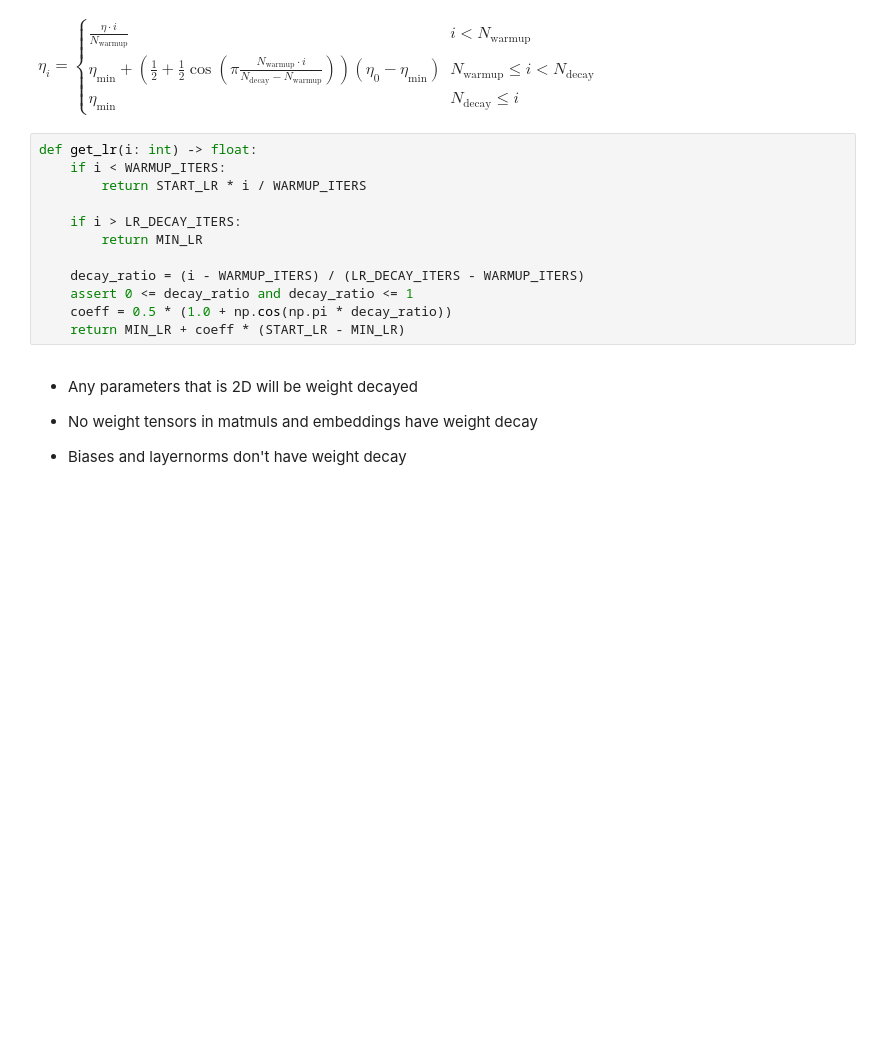
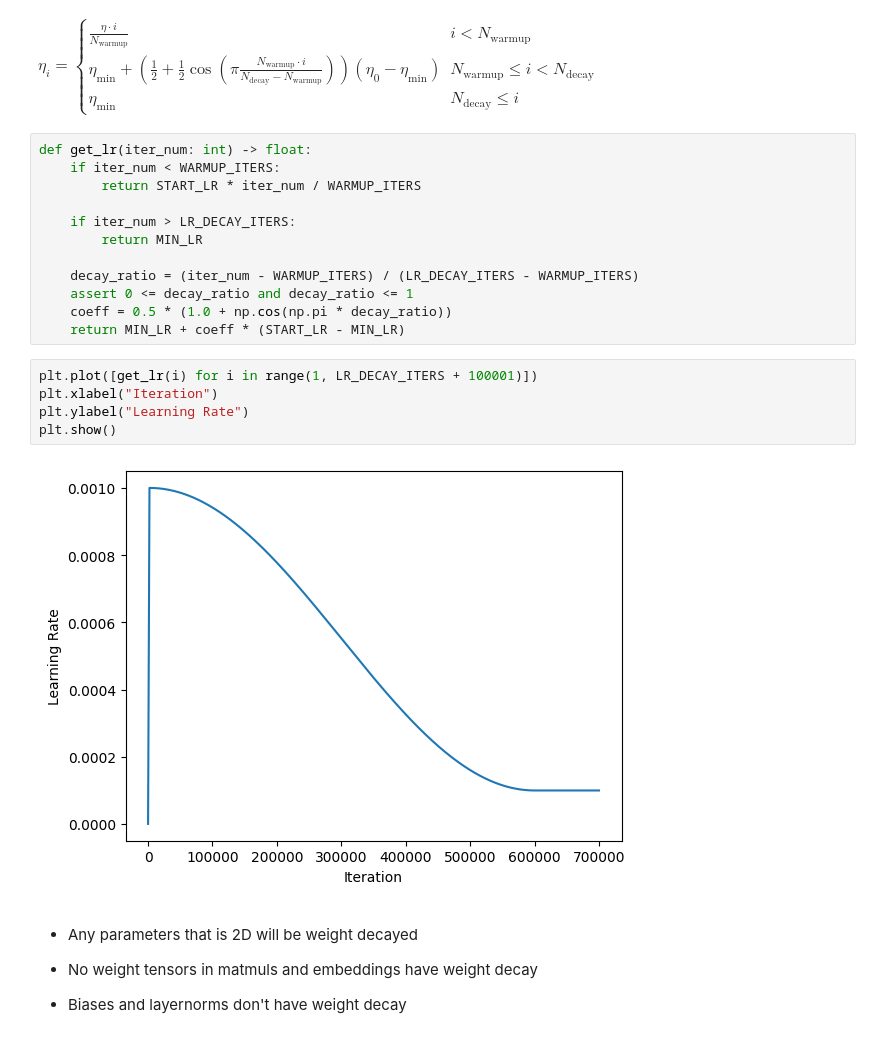
Before and after one commit to ethanewer/my-gpt, a Jupyter notebook: torch/notebook.ipynb, the cells around one changed output. Cells and saved outputs as stored; diff of their text form; blank space fills up the shorter version.

```diff
--- a/torch/notebook.ipynb
+++ b/torch/notebook.ipynb
@@ -345,17 +346,24 @@ $\eta_i = \begin{cases}
     \eta_{\text{min}} & N_{\text{decay}} \leq i
 \end{cases}$
 # %%
-def get_lr(i: int) -> float:
-    if i < WARMUP_ITERS:
-        return START_LR * i / WARMUP_ITERS
+def get_lr(iter_num: int) -> float:
+    if iter_num < WARMUP_ITERS:
+        return START_LR * iter_num / WARMUP_ITERS
 
-    if i > LR_DECAY_ITERS:
+    if iter_num > LR_DECAY_ITERS:
         return MIN_LR
 
-    decay_ratio = (i - WARMUP_ITERS) / (LR_DECAY_ITERS - WARMUP_ITERS)
+    decay_ratio = (iter_num - WARMUP_ITERS) / (LR_DECAY_ITERS - WARMUP_ITERS)
     assert 0 <= decay_ratio and decay_ratio <= 1
     coeff = 0.5 * (1.0 + np.cos(np.pi * decay_ratio))
     return MIN_LR + coeff * (START_LR - MIN_LR)
+# %%
+plt.plot([get_lr(i) for i in range(1, LR_DECAY_ITERS + 100001)])
+plt.xlabel("Iteration")
+plt.ylabel("Learning Rate")
+plt.show()
+# %% [output]
+[figure, added]
 # %% [markdown]
 - Any parameters that is 2D will be weight decayed
 
```
Also changed, not shown: parts of 2 cells of this notebook, 1 other file.
